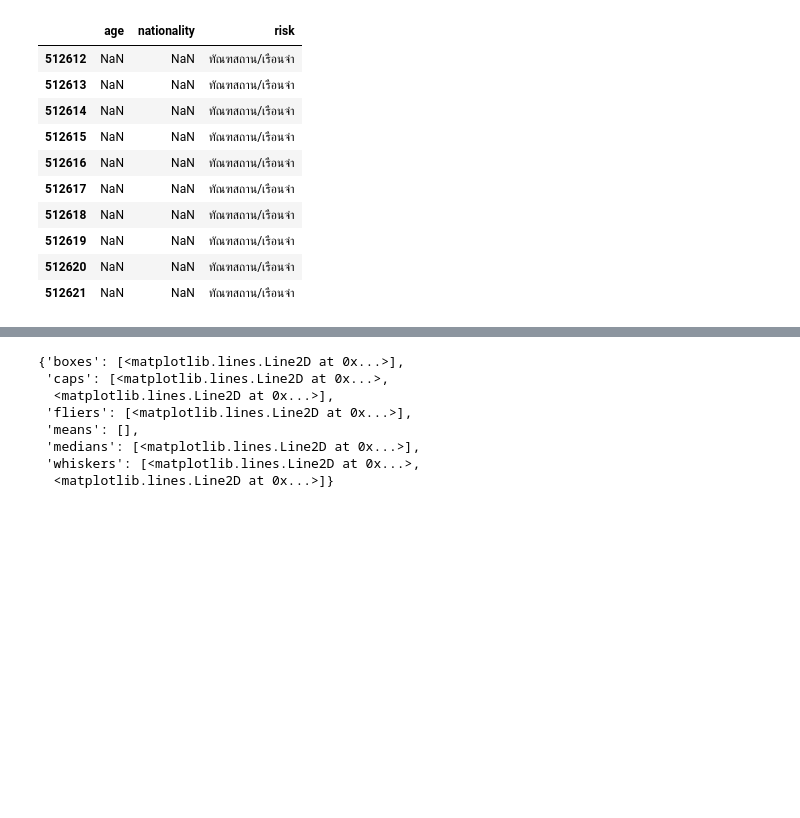
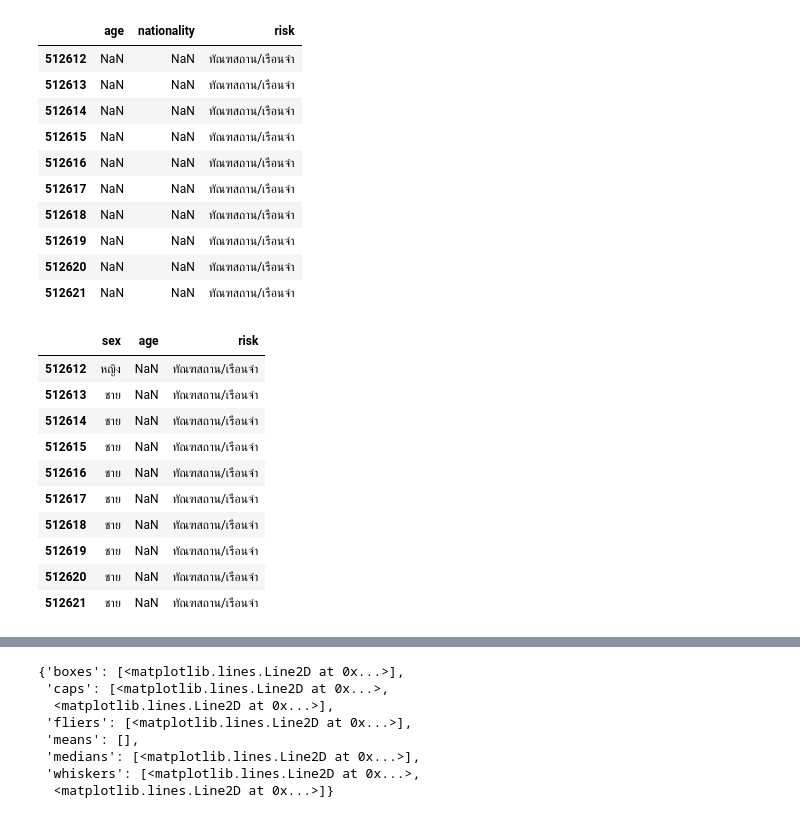
Before and after one commit to sskboonmee/DWDM21, a Jupyter notebook: Data_processing_(Chapter3).ipynb, the cells around one changed output, grey strips where cells are left out. Drawn from its saved outputs; the diff is of its cells as text; code cells hidden in the pictures; blank space fills up the shorter version.

```diff
--- a/Data_processing_(Chapter3).ipynb
+++ b/Data_processing_(Chapter3).ipynb
@@ -86,3 +88,17 @@ data_cases.iloc[-10:,4:9:2]
 | 512619 | NaN | NaN | ทัณฑสถาน/เรือนจำ |
 | 512620 | NaN | NaN | ทัณฑสถาน/เรือนจำ |
 | 512621 | NaN | NaN | ทัณฑสถาน/เรือนจำ |
+# %%
+data_cases.iloc[-10:,[3,4,8]]
+# %% [output]
+|  | sex | age | risk |
+| 512612 | หญิง | NaN | ทัณฑสถาน/เรือนจำ |
+| 512613 | ชาย | NaN | ทัณฑสถาน/เรือนจำ |
+| 512614 | ชาย | NaN | ทัณฑสถาน/เรือนจำ |
+| 512615 | ชาย | NaN | ทัณฑสถาน/เรือนจำ |
+| 512616 | ชาย | NaN | ทัณฑสถาน/เรือนจำ |
+| 512617 | ชาย | NaN | ทัณฑสถาน/เรือนจำ |
+| 512618 | ชาย | NaN | ทัณฑสถาน/เรือนจำ |
+| 512619 | ชาย | NaN | ทัณฑสถาน/เรือนจำ |
+| 512620 | ชาย | NaN | ทัณฑสถาน/เรือนจำ |
+| 512621 | ชาย | NaN | ทัณฑสถาน/เรือนจำ |
```
Also changed, not shown: parts of 23 cells of this notebook.
